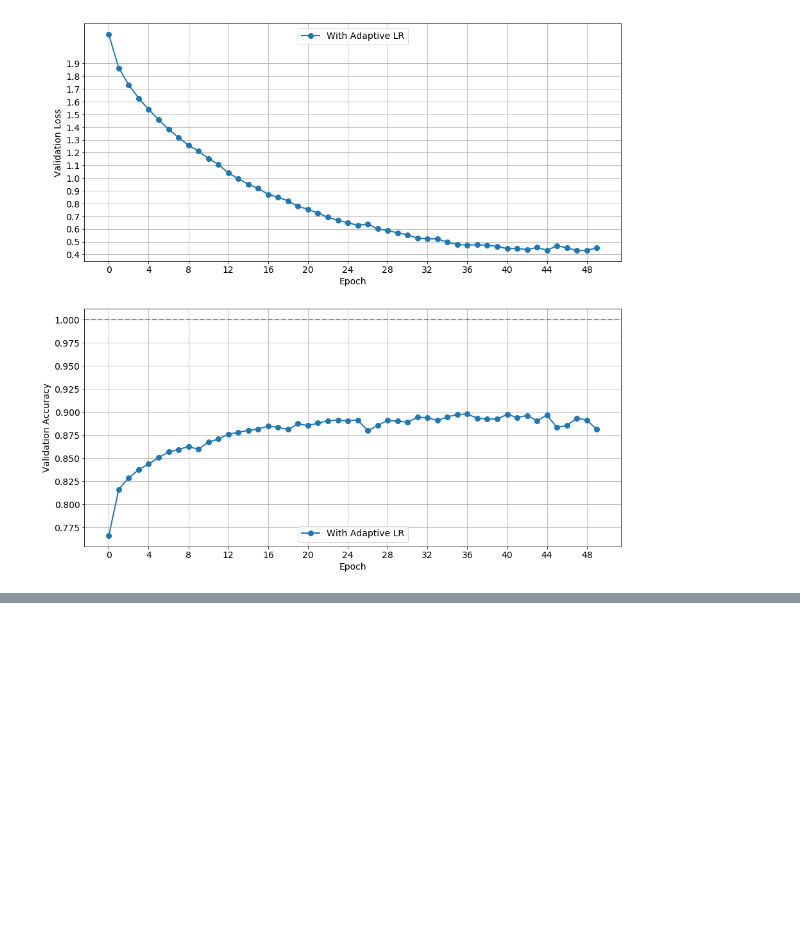
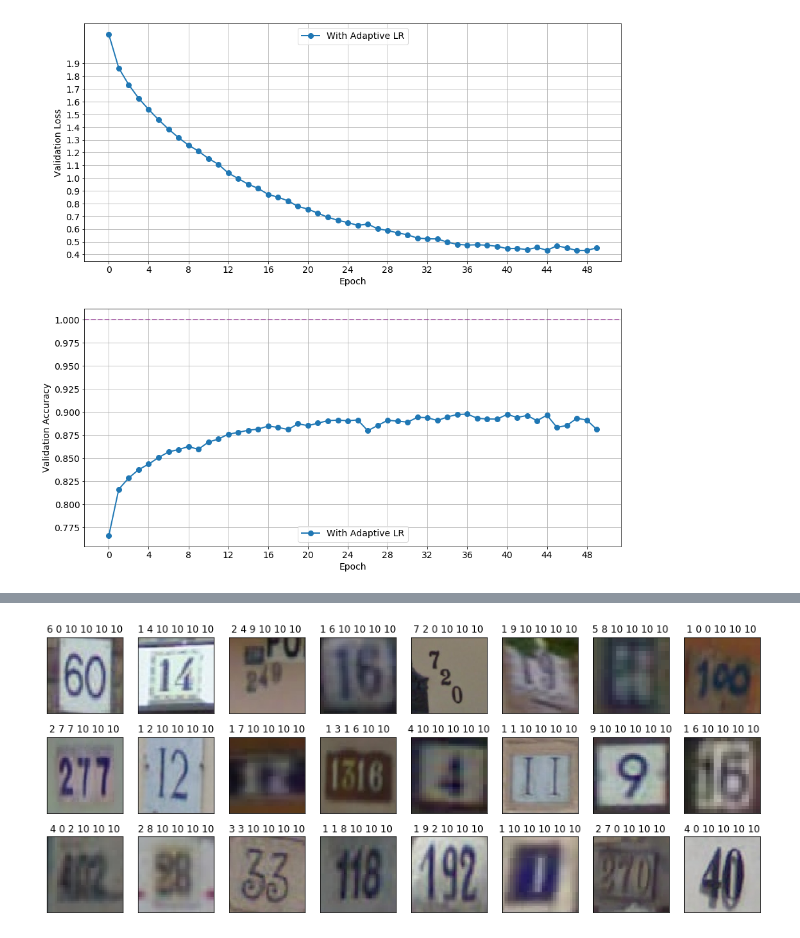
Before and after one commit to CatWantsMeow/mo, a Jupyter notebook: 2/1.ipynb, the cells around one changed output, grey strips where cells are left out. Drawn from its saved outputs; the diff is of its cells as text; code cells hidden in the pictures; blank space fills up the shorter version.

```diff
--- a/2/1.ipynb
+++ b/2/1.ipynb
@@ -450,0 +111,15 @@ plt.show()
+# %%
+rows = 3
+cols = 8
+fig = plt.figure(figsize=(16, 6.5))
+for i in range(1, cols * rows + 1):
+    ax = fig.add_subplot(rows, cols, i)
+    ax.set_xticks([])
+    ax.set_yticks([])
+
+    j = np.random.randint(0, x_train.shape[0] - 1)
+    label = ' '.join(str(np.argmax(d)) for d in y_train[j])
+    ax.set_title(label)
+    plt.imshow(x_train[j])
+# %% [output]
+[figure, added]
```
Also changed, not shown: parts of 19 cells of this notebook, 1 other file.
